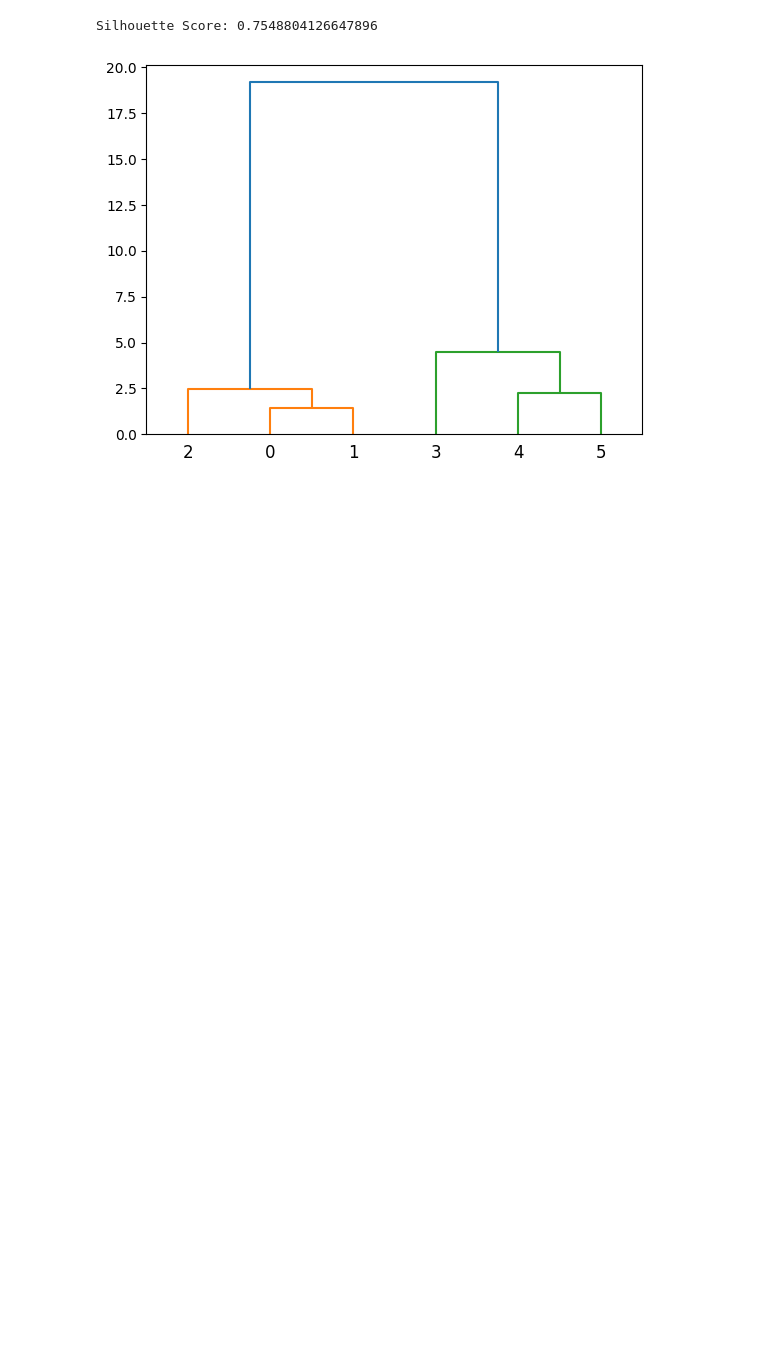
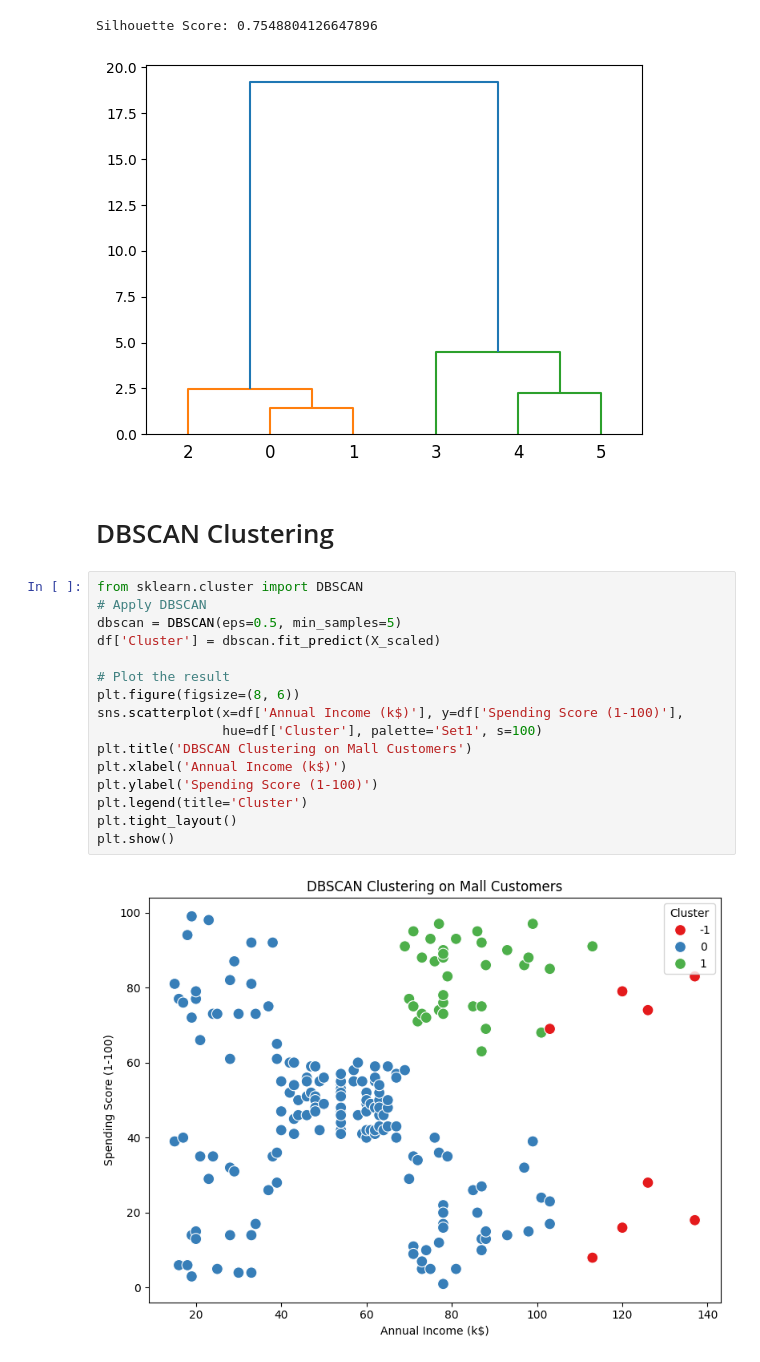
Before and after one commit to SHAHMACP/Machine-Learning-Basics-and-Terminologies, a Jupyter notebook: ML Algorithms/Clustering/Clustering.ipynb, the cells around one changed output. Saved outputs shown, nothing was run; the diff lists cells and outputs as text; blank space fills up the shorter version.

```diff
--- a/ML Algorithms/Clustering/Clustering.ipynb
+++ b/ML Algorithms/Clustering/Clustering.ipynb
@@ -241,3 +241,23 @@ plt.show()
 # %% [output]
 Silhouette Score: 0.7548804126647896
 [figure]
+# %% [markdown]
+# DBSCAN Clustering
+# %%
+from sklearn.cluster import DBSCAN
+# Apply DBSCAN
+dbscan = DBSCAN(eps=0.5, min_samples=5)
+df['Cluster'] = dbscan.fit_predict(X_scaled)
+
+# Plot the result
+plt.figure(figsize=(8, 6))
+sns.scatterplot(x=df['Annual Income (k$)'], y=df['Spending Score (1-100)'],
+                hue=df['Cluster'], palette='Set1', s=100)
+plt.title('DBSCAN Clustering on Mall Customers')
+plt.xlabel('Annual Income (k$)')
+plt.ylabel('Spending Score (1-100)')
+plt.legend(title='Cluster')
+plt.tight_layout()
+plt.show()
+# %% [output]
+[figure, added]
```
Also changed, not shown: parts of 2 cells of this notebook.
